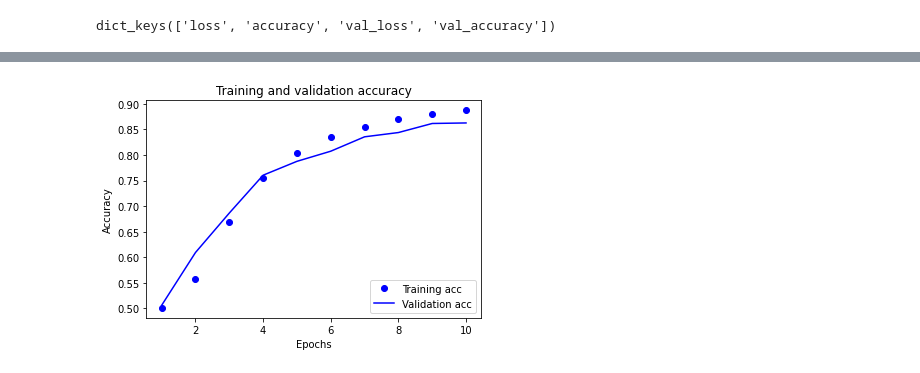
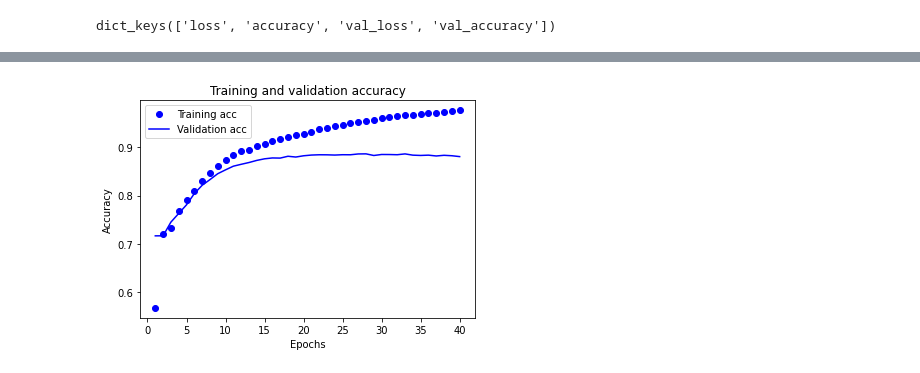
Before and after one commit to Yusheng0313/JNB_WS, a Jupyter notebook: tf2/text_classification.ipynb, the cells around one changed output, grey strips where cells are left out. Saved outputs shown, nothing was run; the diff lists cells and outputs as text; code cells hidden in the pictures.

```diff
--- a/tf2/text_classification.ipynb
+++ b/tf2/text_classification.ipynb
@@ -296,0 +198,11 @@ This fairly naive approach achieves an accuracy of about 87%. With more advanced
+# %%
+# 输入形状是用于电影评论的词汇数目（10,000 词）
+vocab_size = 10000
+
+model = keras.Sequential()
+model.add(keras.layers.Embedding(vocab_size, 16))
+model.add(keras.layers.GlobalAveragePooling1D())
+model.add(keras.layers.Dense(16, activation='relu'))
+model.add(keras.layers.Dense(1, activation='sigmoid'))
+
+model.summary()
@@ -296,0 +249,4 @@ This fairly naive approach achieves an accuracy of about 87%. With more advanced
+# %%
+model.compile(optimizer='adam',
+              loss='binary_crossentropy',
+              metrics=['accuracy'])
@@ -296,0 +257,6 @@ This fairly naive approach achieves an accuracy of about 87%. With more advanced
+# %%
+x_val = train_data[:10000]
+partial_x_train = train_data[10000:]
+
+y_val = train_labels[:10000]
+partial_y_train = train_labels[10000:]
@@ -296,0 +267,7 @@ This fairly naive approach achieves an accuracy of about 87%. With more advanced
+# %%
+history = model.fit(partial_x_train,
+                    partial_y_train,
+                    epochs=40,
+                    batch_size=512,
+                    validation_data=(x_val, y_val),
+                    verbose=1)
@@ -326,13 +338,13 @@ plt.show()
 # %%
-plt.clf()   # clear figure
+plt.clf()   # 清除数字
 
 plt.plot(epochs, acc, 'bo', label='Training acc')
 plt.plot(epochs, val_acc, 'b', label='Validation acc')
 plt.title('Training and validation accuracy')
 plt.xlabel('Epochs')
 plt.ylabel('Accuracy')
-plt.legend(loc='lower right')
+plt.legend()
 
 plt.show()
 # %% [output]
-[figure, old version]
+[figure, new version]
```
Also changed, not shown: parts of 78 cells of this notebook, 9 other files.
